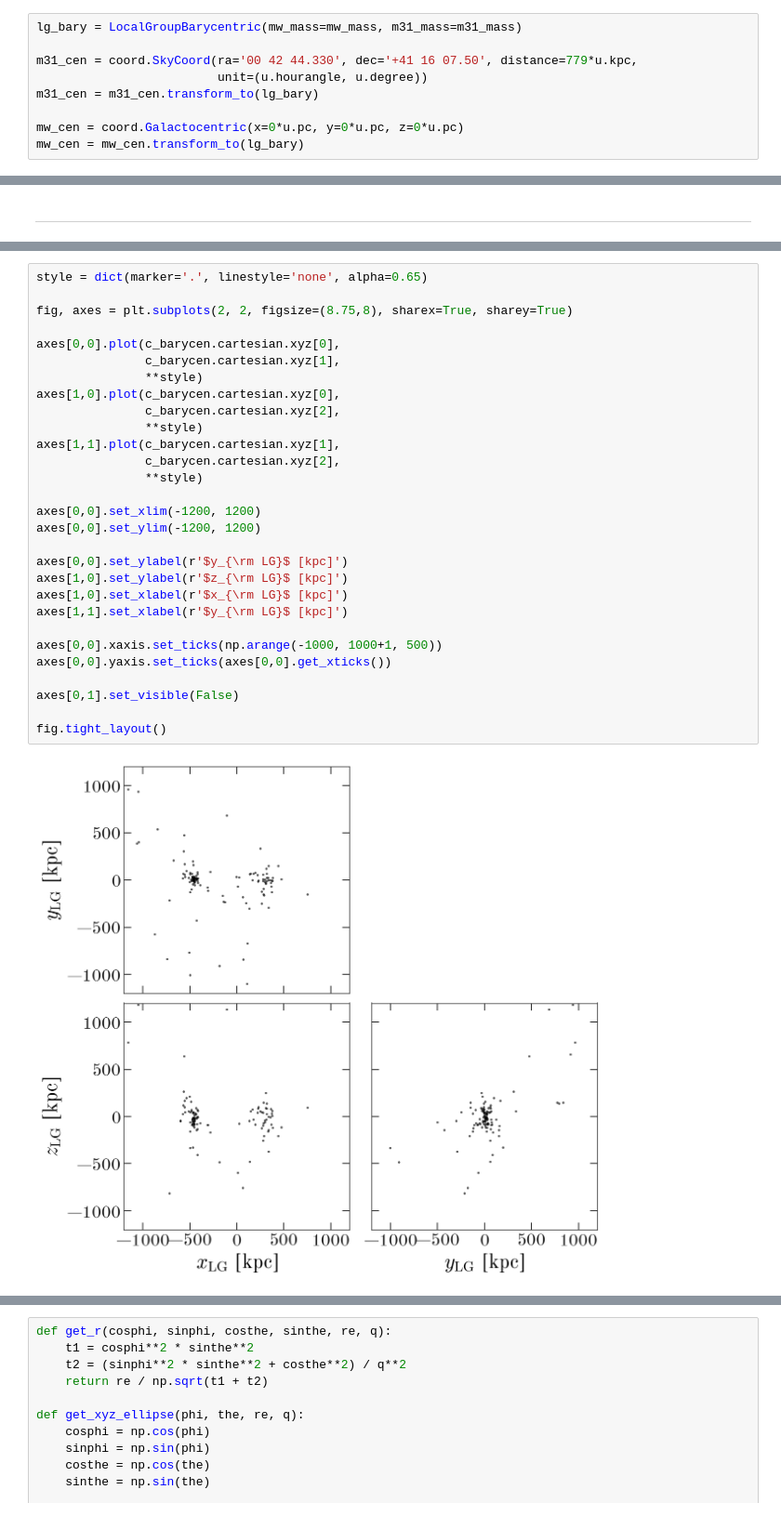
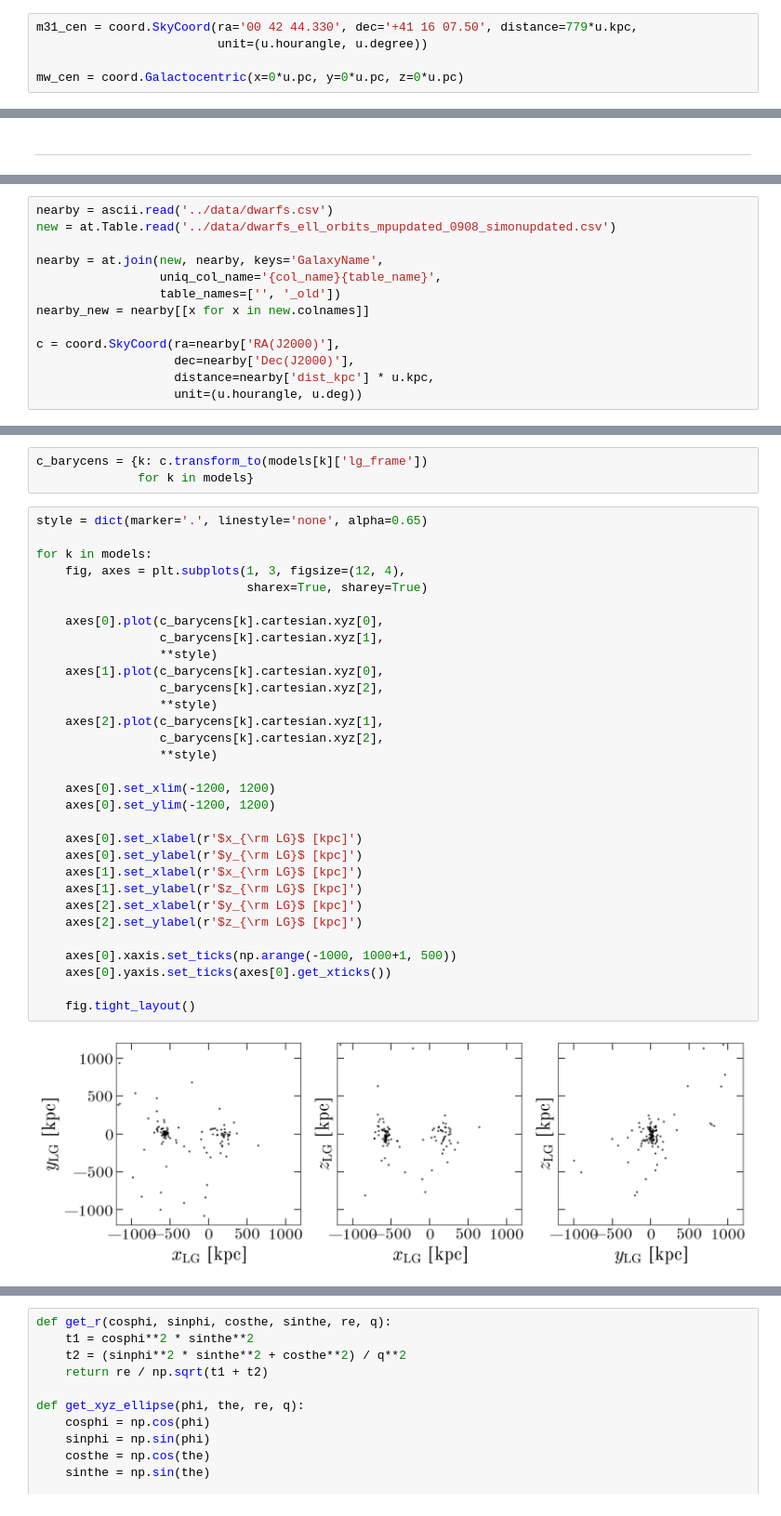
Before and after one commit to adrn/LGCoordinates, a Jupyter notebook: notebooks/Dwarf distances.ipynb, the cells around one changed output, grey strips where cells are left out. Shown: that part at 93% size. Drawn from its saved outputs; the diff is of its cells as text.

```diff
--- a/notebooks/Dwarf distances.ipynb
+++ b/notebooks/Dwarf distances.ipynb
@@ -38,10 +33,6 @@ $16.005122 \; \mathrm{}$
 # %%
-lg_bary = LocalGroupBarycentric(mw_mass=mw_mass, m31_mass=m31_mass)
-
 m31_cen = coord.SkyCoord(ra='00 42 44.330', dec='+41 16 07.50', distance=779*u.kpc,
                          unit=(u.hourangle, u.degree))
-m31_cen = m31_cen.transform_to(lg_bary)
 
 mw_cen = coord.Galactocentric(x=0*u.pc, y=0*u.pc, z=0*u.pc)
-mw_cen = mw_cen.transform_to(lg_bary)
 # %%
@@ -118,0 +64,13 @@ c_barycen = c.transform_to(lg_bary)
+# %%
+nearby = ascii.read('../data/dwarfs.csv')
+new = at.Table.read('../data/dwarfs_ell_orbits_mpupdated_0908_simonupdated.csv')
+
+nearby = at.join(new, nearby, keys='GalaxyName',
+                 uniq_col_name='{col_name}{table_name}',
+                 table_names=['', '_old'])
+nearby_new = nearby[[x for x in new.colnames]]
+
+c = coord.SkyCoord(ra=nearby['RA(J2000)'],
+                   dec=nearby['Dec(J2000)'],
+                   distance=nearby['dist_kpc'] * u.kpc,
+                   unit=(u.hourangle, u.deg))
@@ -119,31 +83,36 @@ c_barycen = c.transform_to(lg_bary)
+# %%
+c_barycens = {k: c.transform_to(models[k]['lg_frame'])
+              for k in models}
 # %%
 style = dict(marker='.', linestyle='none', alpha=0.65)
 
-fig, axes = plt.subplots(2, 2, figsize=(8.75,8), sharex=True, sharey=True)
+for k in models:
+    fig, axes = plt.subplots(1, 3, figsize=(12, 4),
+                             sharex=True, sharey=True)
 
-axes[0,0].plot(c_barycen.cartesian.xyz[0],
-               c_barycen.cartesian.xyz[1],
-               **style)
-axes[1,0].plot(c_barycen.cartesian.xyz[0],
-               c_barycen.cartesian.xyz[2],
-               **style)
-axes[1,1].plot(c_barycen.cartesian.xyz[1],
-               c_barycen.cartesian.xyz[2],
-               **style)
+    axes[0].plot(c_barycens[k].cartesian.xyz[0],
+                 c_barycens[k].cartesian.xyz[1],
+                 **style)
+    axes[1].plot(c_barycens[k].cartesian.xyz[0],
+                 c_barycens[k].cartesian.xyz[2],
+                 **style)
+    axes[2].plot(c_barycens[k].cartesian.xyz[1],
+                 c_barycens[k].cartesian.xyz[2],
+                 **style)
 
-axes[0,0].set_xlim(-1200, 1200)
-axes[0,0].set_ylim(-1200, 1200)
+    axes[0].set_xlim(-1200, 1200)
+    axes[0].set_ylim(-1200, 1200)
 
-axes[0,0].set_ylabel(r'$y_{\rm LG}$ [kpc]')
-axes[1,0].set_ylabel(r'$z_{\rm LG}$ [kpc]')
-axes[1,0].set_xlabel(r'$x_{\rm LG}$ [kpc]')
-axes[1,1].set_xlabel(r'$y_{\rm LG}$ [kpc]')
+    axes[0].set_xlabel(r'$x_{\rm LG}$ [kpc]')
+    axes[0].set_ylabel(r'$y_{\rm LG}$ [kpc]')
+    axes[1].set_xlabel(r'$x_{\rm LG}$ [kpc]')
+    axes[1].set_ylabel(r'$z_{\rm LG}$ [kpc]')
+    axes[2].set_xlabel(r'$y_{\rm LG}$ [kpc]')
+    axes[2].set_ylabel(r'$z_{\rm LG}$ [kpc]')
 
-axes[0,0].xaxis.set_ticks(np.arange(-1000, 1000+1, 500))
-axes[0,0].yaxis.set_ticks(axes[0,0].get_xticks())
+    axes[0].xaxis.set_ticks(np.arange(-1000, 1000+1, 500))
+    axes[0].yaxis.set_ticks(axes[0].get_xticks())
 
-axes[0,1].set_visible(False)
-
-fig.tight_layout()
+    fig.tight_layout()
 # %% [output]
-[figure, old version]
+[figure, new version]
```
Also changed, not shown: parts of 52 cells of this notebook, 8 other files.
